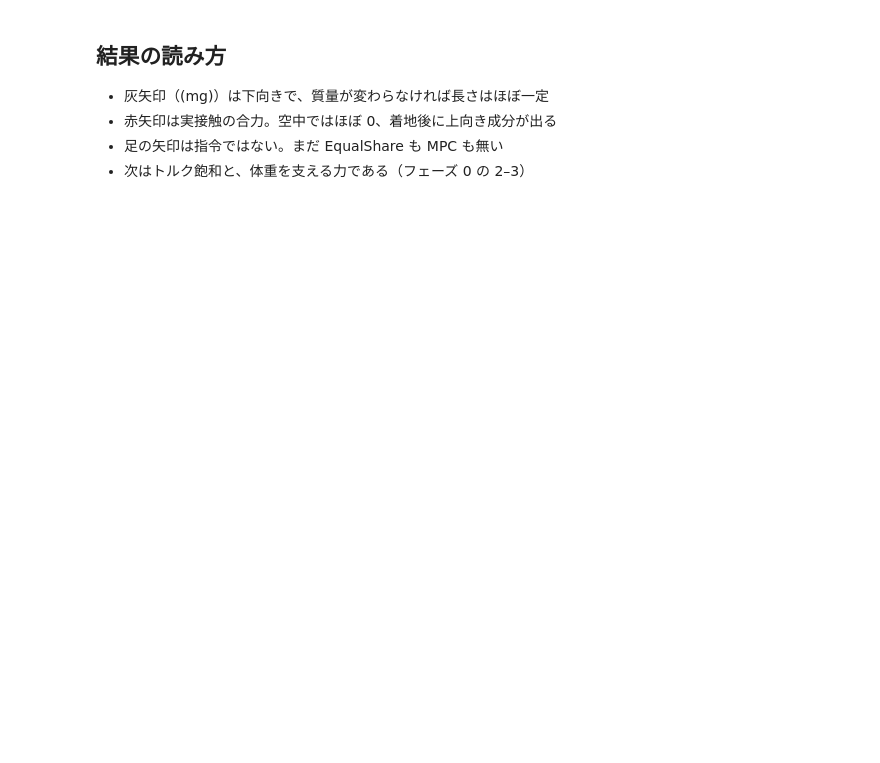
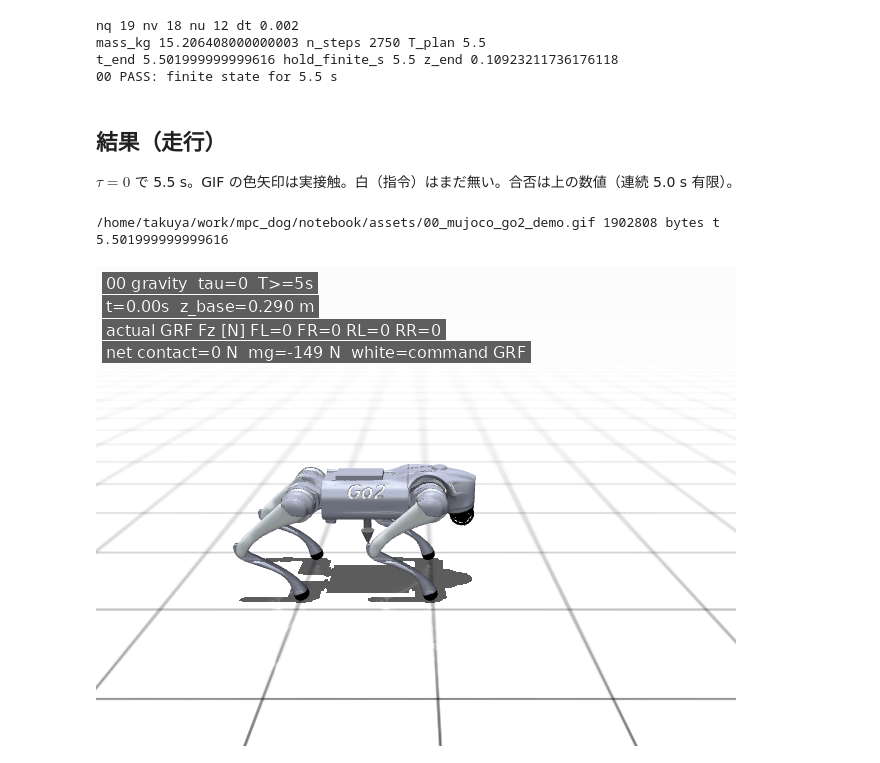
Before and after one commit to est2mzd/MPC_DOG, a Jupyter notebook: notebook/00_mujoco_go2_demo.ipynb, the cells around one changed output. Drawn from its saved outputs; the diff is of its cells as text; code cells hidden in the pictures; blank space fills up the shorter version.

```diff
--- a/notebook/00_mujoco_go2_demo.ipynb
+++ b/notebook/00_mujoco_go2_demo.ipynb
@@ -63,7 +63,72 @@ display(Image(filename=str(path)))
-# %% [markdown]
-## 結果の読み方
-
-- 灰矢印（\(mg\)）は下向きで、質量が変わらなければ長さはほぼ一定
-- 赤矢印は実接触の合力。空中ではほぼ 0、着地後に上向き成分が出る
-- 足の矢印は指令ではない。まだ EqualShare も MPC も無い
-- 次はトルク飽和と、体重を支える力である（フェーズ 0 の 2–3）
+# %%
+from pathlib import Path
+import sys
+import numpy as np
+from IPython.display import Image, display
+
+# plant / GIF だけ src。脚力や tau の式はここに書かない。
+here = Path.cwd().resolve()
+for p in [here, *here.parents]:
+    if (p / "src" / "mpc_dog").is_dir():
+        sys.path.insert(0, str(p / "src"))
+        break
+
+from mpc_dog.plant.mujoco_go2 import MujocoGo2
+from mpc_dog.viz.gif import render_rollout_gif
+
+HOLD_S = 5.0  # README §3.8。これ未満は不合格
+
+def longest_true_seconds(flags, dt):
+    """連続 True の最長区間 [s]。一瞬の True はほぼ 0。"""
+    best = cur = 0
+    for f in flags:
+        cur = cur + 1 if f else 0
+        if cur > best:
+            best = cur
+    return best * float(dt)
+
+# 平地 Go2。seed 固定は再現用。この段の実験は tau=0（重力だけ）。
+plant = MujocoGo2(scene="flat", seed=0)
+dt = plant.sim_dt
+n_steps = int(np.ceil(HOLD_S / dt)) + int(round(0.5 / dt))  # 5.5 s。5.0 を切らない
+print("nq", plant.model.nq, "nv", plant.model.nv, "nu", plant.model.nu, "dt", dt)
+print("mass_kg", plant.mass_kg, "n_steps", n_steps, "T_plan", n_steps * dt)
+
+tau0 = np.zeros(12)
+finite = []
+for _ in range(n_steps):
+    plant.step(tau0)
+    finite.append(bool(np.isfinite(plant.data.qpos).all() and np.isfinite(plant.data.qvel).all()))
+
+hold = longest_true_seconds(finite, dt)
+t_end = float(plant.data.time)
+print("t_end", t_end, "hold_finite_s", hold, "z_end", float(plant.base_pos()[2]))
+assert t_end >= HOLD_S, f"sim shorter than {HOLD_S}s"
+assert hold >= HOLD_S, f"finite qpos/qvel held {hold:.3f}s < {HOLD_S}"
+print("00 PASS: finite state for", hold, "s")
+# %% [output]
+nq 19 nv 18 nu 12 dt 0.002
+mass_kg 15.206408000000003 n_steps 2750 T_plan 5.5
+t_end 5.501999999999616 hold_finite_s 5.5 z_end 0.10923211736176118
+00 PASS: finite state for 5.5 s
+# %% [markdown]
+## 結果（走行）
+
+$\tau=0$ で 5.5 s。GIF の色矢印は実接触。白（指令）はまだ無い。合否は上の数値（連続 5.0 s 有限）。
+# %%
+# 結果 GIF は必須。色矢印=実接触、灰=mg。指令 GRF（白）はこの段には無い。
+# 同じ seed でやり直して映像を残す（上の数値ログと初期条件を揃える）。
+plant = MujocoGo2(scene="flat", seed=0)
+gif = Path("assets/00_mujoco_go2_demo.gif")
+path = render_rollout_gif(
+    plant,
+    gif,
+    n_steps=n_steps,
+    capture_every=60,      # 全ステップを撮ると重い
+    title="00 gravity  tau=0  T>=5s",
+)
+print(path.resolve(), path.stat().st_size, "bytes", "t", float(plant.data.time))
+display(Image(filename=str(path)))
+# %% [output]
+/home/takuya/work/mpc_dog/notebook/assets/00_mujoco_go2_demo.gif 1902808 bytes t 5.501999999999616
+[figure, added]
```
Also changed, not shown: parts of 3 cells of this notebook, 29 other files.
